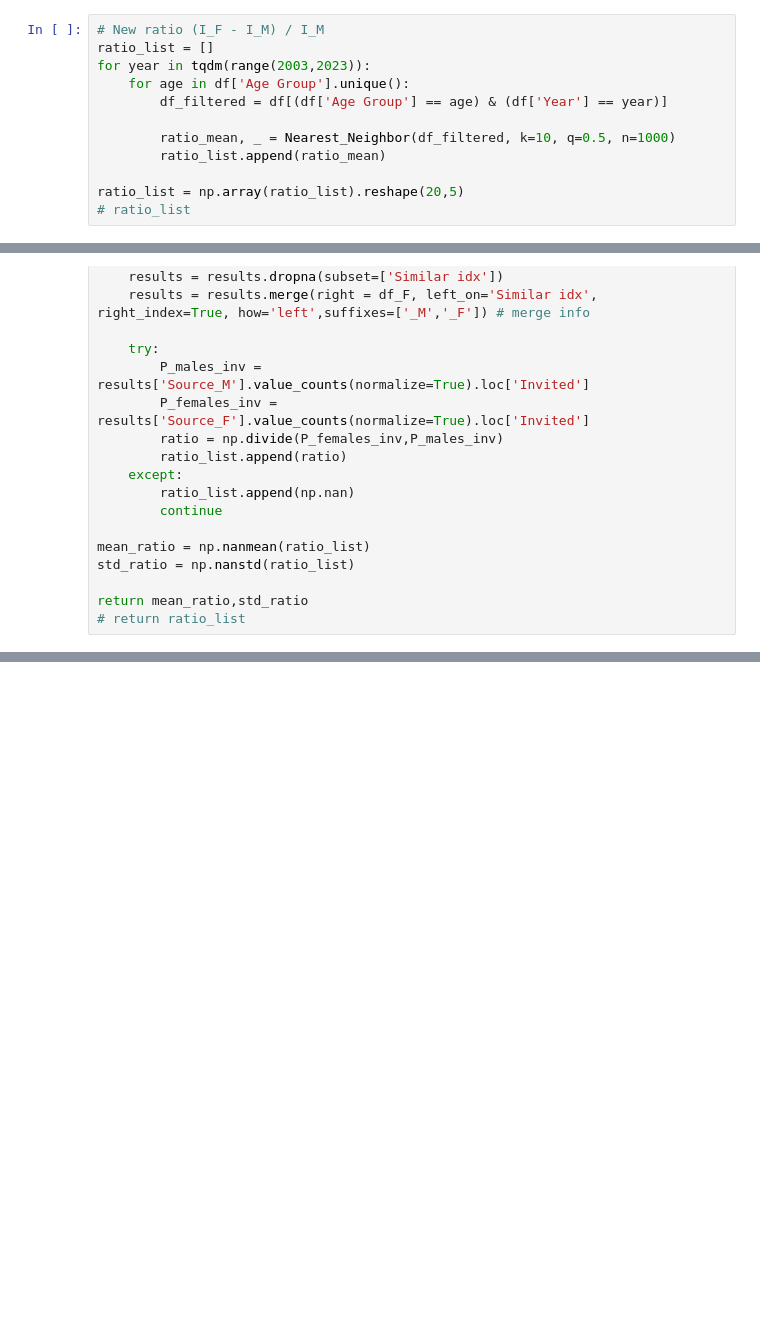
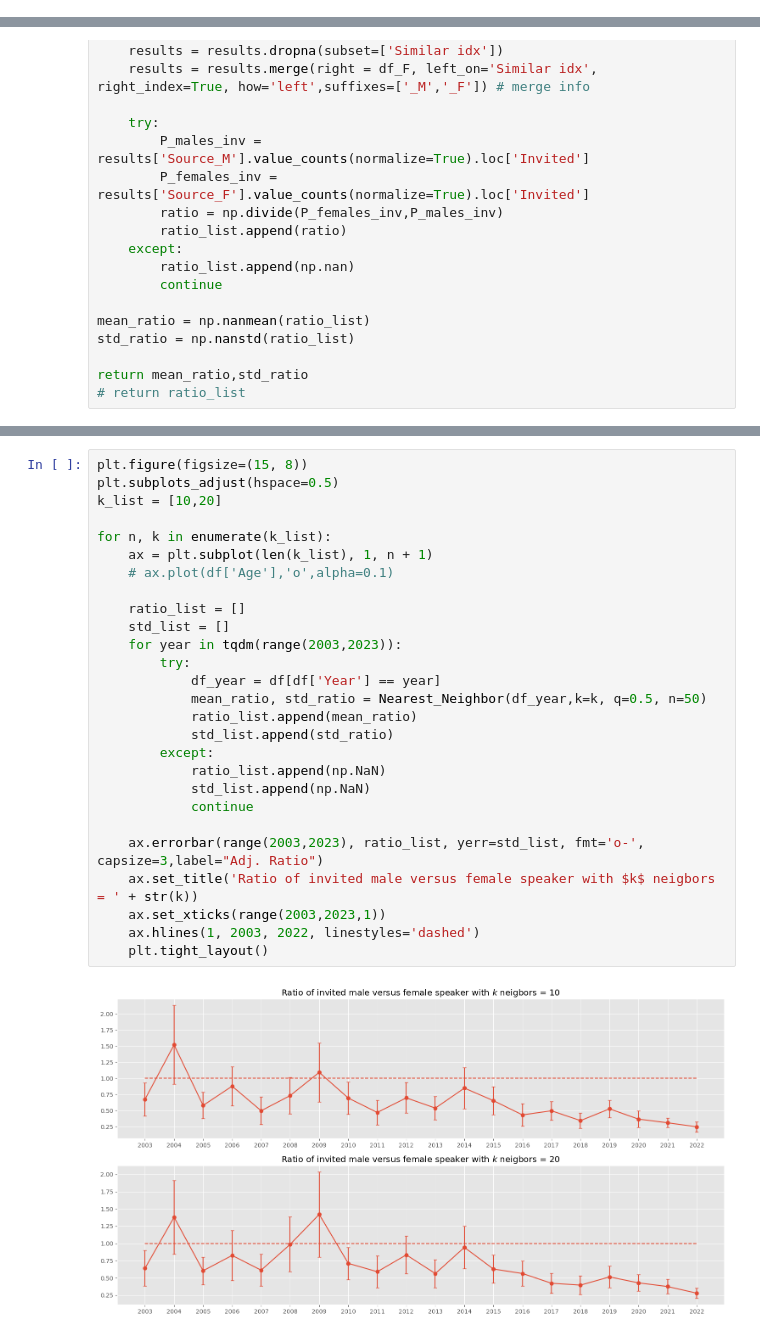
Before and after one commit to mariespedersen/Thesis_github, a Jupyter notebook: Similarity_Matching_NEW.ipynb, the cells around one changed output, grey strips where cells are left out. Drawn from its saved outputs; the diff is of its cells as text; blank space fills up the shorter version.

```diff
--- a/Similarity_Matching_NEW.ipynb
+++ b/Similarity_Matching_NEW.ipynb
@@ -252,12 +246,0 @@ plt.show()
-# %%
-# New ratio (I_F - I_M) / I_M
-ratio_list = []
-for year in tqdm(range(2003,2023)):
-    for age in df['Age Group'].unique():
-        df_filtered = df[(df['Age Group'] == age) & (df['Year'] == year)]
-
-        ratio_mean, _ = Nearest_Neighbor(df_filtered, k=10, q=0.5, n=1000)
-        ratio_list.append(ratio_mean)
-
-ratio_list = np.array(ratio_list).reshape(20,5)
-# ratio_list
@@ -713,0 +729,29 @@ return mean_ratio,std_ratio
+# %%
+plt.figure(figsize=(15, 8))
+plt.subplots_adjust(hspace=0.5)
+k_list = [10,20]
+
+for n, k in enumerate(k_list):
+    ax = plt.subplot(len(k_list), 1, n + 1)
+    # ax.plot(df['Age'],'o',alpha=0.1)
+
+    ratio_list = []
+    std_list = []
+    for year in tqdm(range(2003,2023)):
+        try:
+            df_year = df[df['Year'] == year]
+            mean_ratio, std_ratio = Nearest_Neighbor(df_year,k=k, q=0.5, n=50)
+            ratio_list.append(mean_ratio)
+            std_list.append(std_ratio)
+        except:
+            ratio_list.append(np.NaN)
+            std_list.append(np.NaN)
+            continue
+
+    ax.errorbar(range(2003,2023), ratio_list, yerr=std_list, fmt='o-', capsize=3,label="Adj. Ratio")
+    ax.set_title('Ratio of invited male versus female speaker with $k$ neigbors = ' + str(k))
+    ax.set_xticks(range(2003,2023,1))
+    ax.hlines(1, 2003, 2022, linestyles='dashed')
+    plt.tight_layout()
+# %% [output]
+[figure, added]
```
Also changed, not shown: parts of 11 cells of this notebook.
